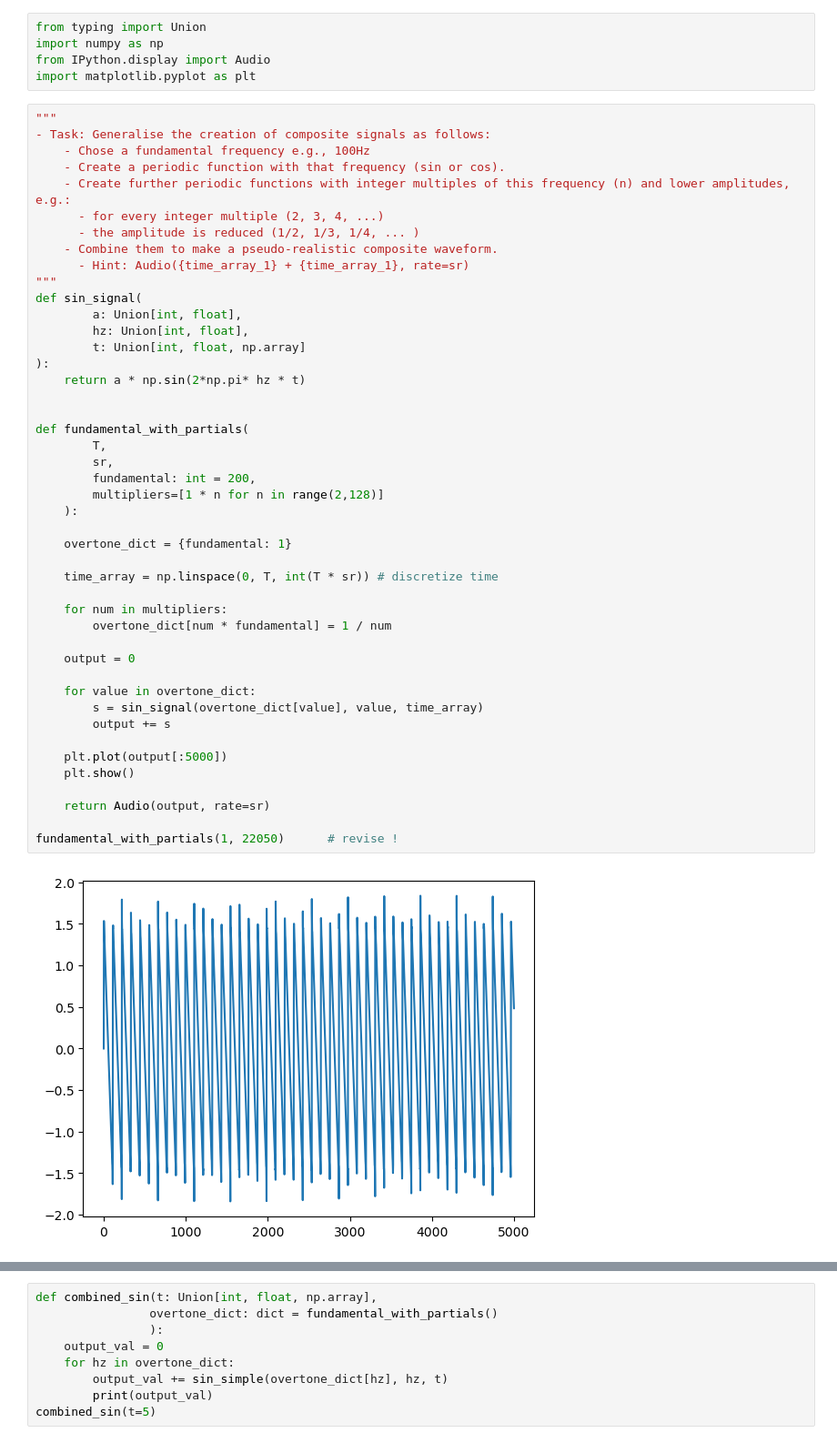
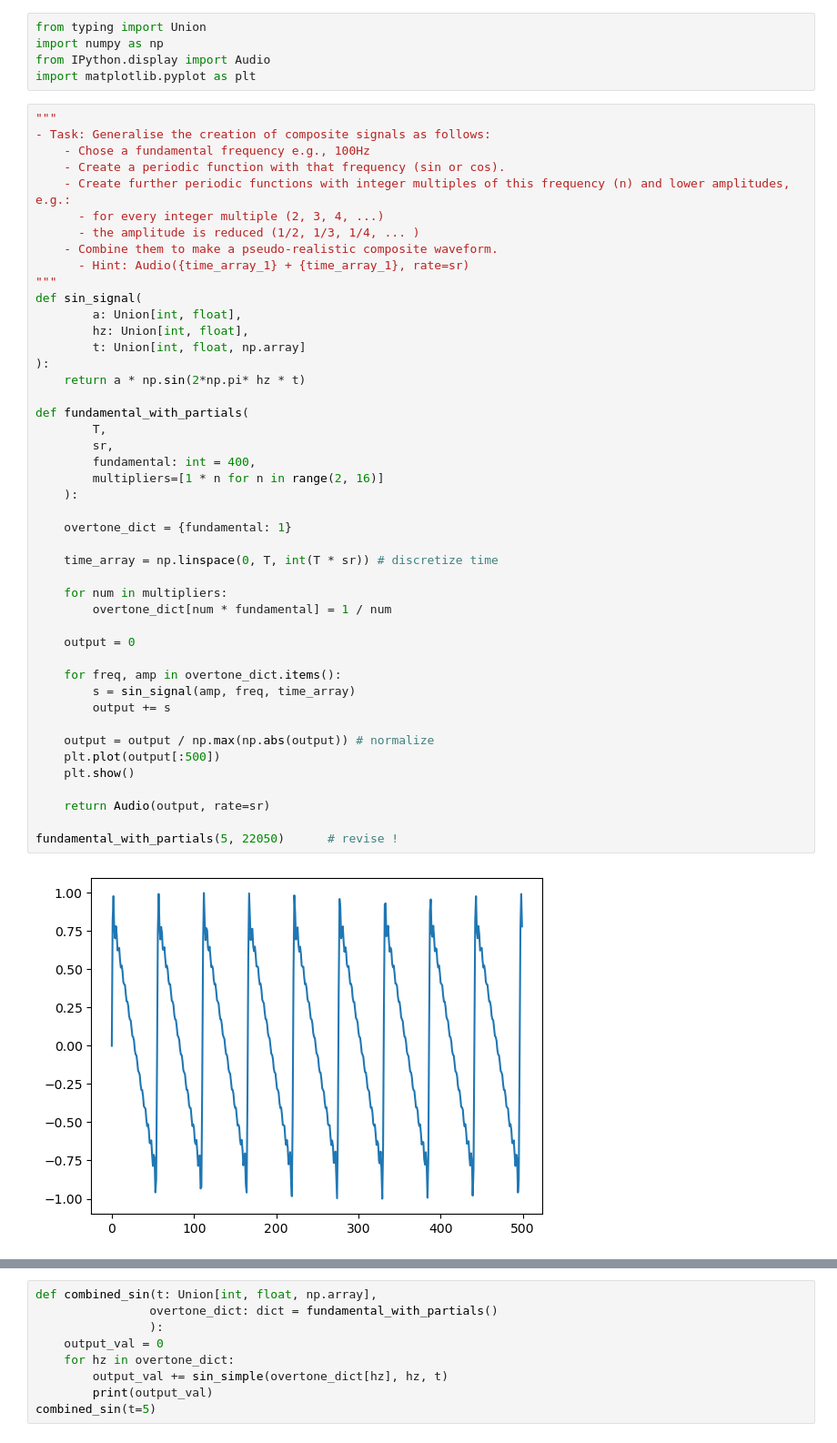
Before and after one commit to jasonvla/fundamentals_music_proc, a Jupyter notebook: composite_signal.ipynb, the cells around one changed output, grey strips where cells are left out. Shown at 91% size. Cells and saved outputs as stored; diff of their text form.

```diff
--- a/composite_signal.ipynb
+++ b/composite_signal.ipynb
@@ -114,41 +114,41 @@ import matplotlib.pyplot as plt
       - Hint: Audio({time_array_1} + {time_array_1}, rate=sr)
 """
 def sin_signal(
         a: Union[int, float],
         hz: Union[int, float],
         t: Union[int, float, np.array]
 ):
     return a * np.sin(2*np.pi* hz * t)
 
-
 def fundamental_with_partials(
         T,
         sr,
-        fundamental: int = 200,
-        multipliers=[1 * n for n in range(2,128)]
+        fundamental: int = 400,
+        multipliers=[1 * n for n in range(2, 16)]
     ):
 
     overtone_dict = {fundamental: 1}
 
     time_array = np.linspace(0, T, int(T * sr)) # discretize time
 
     for num in multipliers:
         overtone_dict[num * fundamental] = 1 / num
 
     output = 0
 
-    for value in overtone_dict:
-        s = sin_signal(overtone_dict[value], value, time_array)
+    for freq, amp in overtone_dict.items():
+        s = sin_signal(amp, freq, time_array)
         output += s
 
-    plt.plot(output[:5000])
+    output = output / np.max(np.abs(output)) # normalize
+    plt.plot(output[:500])
     plt.show()
 
     return Audio(output, rate=sr)
 
-fundamental_with_partials(1, 22050)      # revise !
+fundamental_with_partials(5, 22050)      # revise !
 # %% [output]
-[figure, old version]
+[figure, new version]
 [interactive output not drawn]
 # %%
 def combined_sin(t: Union[int, float, np.array],
```
